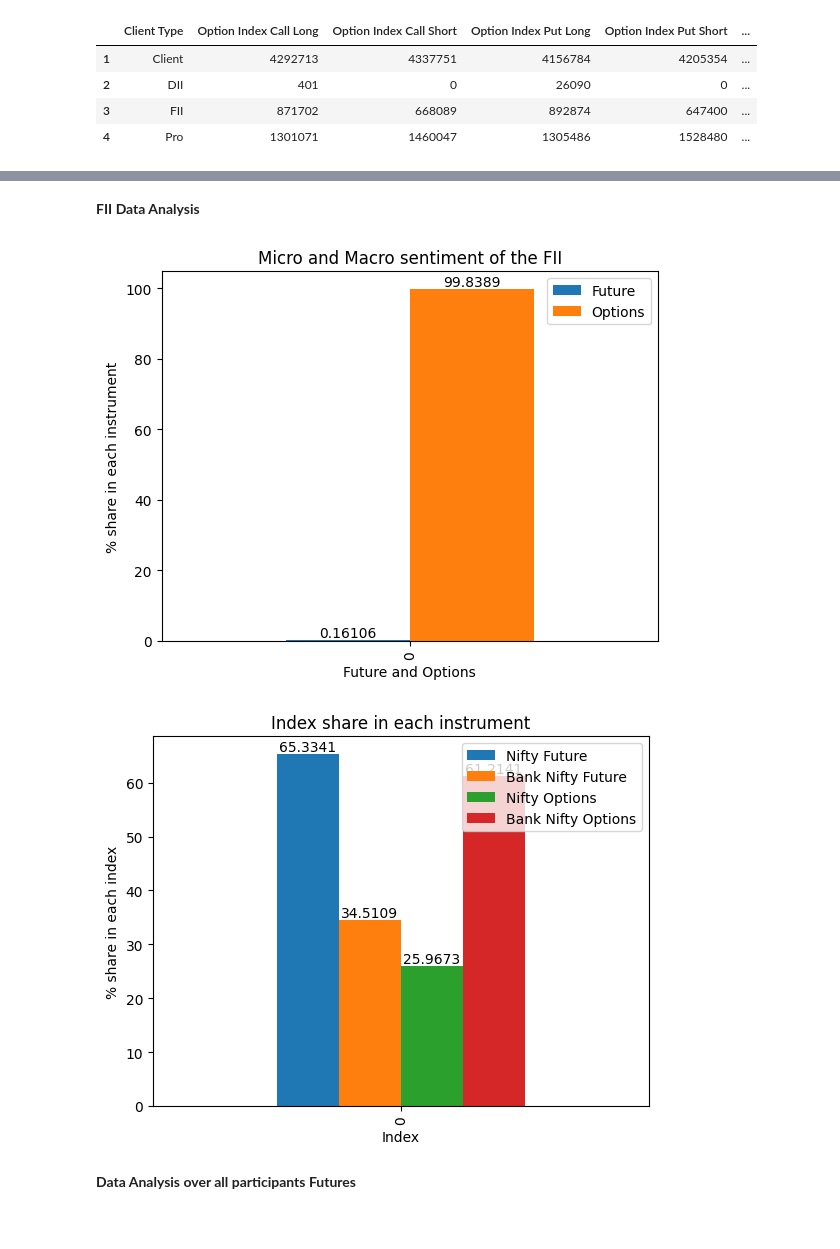
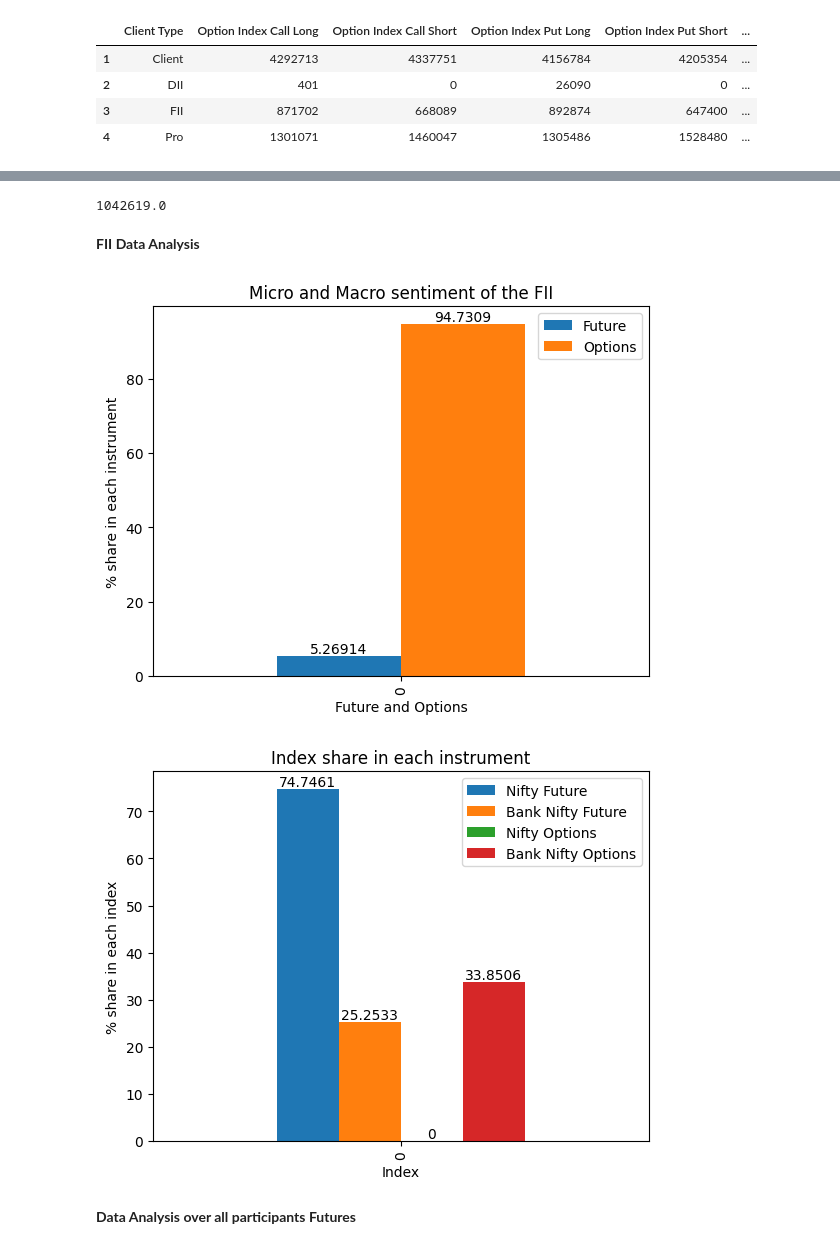
Before and after one commit to ashu433/Trading_codes, a Jupyter notebook: Sentiment_calculator_OI.ipynb, the cells around one changed output, grey strips where cells are left out. Drawn from its saved outputs; the diff is of its cells as text; code cells hidden in the pictures.

```diff
--- a/Sentiment_calculator_OI.ipynb
+++ b/Sentiment_calculator_OI.ipynb
@@ -95,5 +94,6 @@ statstics_data_FII.head()
 Total_contracts=statstics_data_FII['BUY_No. of contracts'].astype(int) + statstics_data_FII['SELL_No. of contracts'].astype(int)
 new_statstics_data_FII=pd.concat([statstics_data_FII,pd.DataFrame(Total_contracts)],axis=1)
 new_statstics_data_FII=new_statstics_data_FII.rename(columns={0:"Total_Contracts"})
+new_statstics_data_FII = new_statstics_data_FII.rename(columns={'OPEN INTEREST AT THE END OF THE DAY_No. of contracts': 'OPEN INTEREST AT THE END OF THE DAY'})
 new_statstics_data_FII.head()
 # %% [output]
@@ -294,3 +294,8 @@ future_data.head(10)
 | 2 | DII | 48180 | 37401 | 85581 | 56.297543 | ... |
 | 3 | FII | 84435 | 86885 | 171320 | 49.284964 | ... |
 | 4 | Pro | 37662 | 34570 | 72232 | 52.140326 | ... |
+# %%
+Long_vs_Short=future_data['Future Index Long'].astype(float)/future_data['Future Index Short'].astype(float)
+future_data=pd.concat([future_data,pd.DataFrame(Long_vs_Short)],axis=1)
+future_data=future_data.rename(columns={0:"Long_vs_Short"})
+future_data.head()
@@ -393,0 +399,5 @@ Option_data
+# %%
+Long_vs_Short_options=Option_data['total_long_Option'].astype(float)/Option_data['total_short_Option'].astype(float)
+Option_data=pd.concat([Option_data,pd.DataFrame(Long_vs_Short_options)],axis=1)
+Option_data=Option_data.rename(columns={0:"Long_vs_Short"})
+Option_data
@@ -453,24 +489,28 @@ Option_data
+# %%
+float(new_statstics_data_FII.iloc[10,3])
+# %% [output]
+1042619.0
 # %% [markdown]
 **FII Data Analysis**
 # %%
-FII_activity_in_futures=(float(new_statstics_data_FII.iloc[0,2])/(float(new_statstics_data_FII.iloc[0,2])+float(new_statstics_data_FII.iloc[6,2])))*100
-FII_activity_in_options=(float(new_statstics_data_FII.iloc[6,2])/(float(new_statstics_data_FII.iloc[0,2])+float(new_statstics_data_FII.iloc[6,2])))*100
-FII_activity_in_futures_nifty=(float(new_statstics_data_FII.iloc[4,2])/float(new_statstics_data_FII.iloc[0,2]))*100
-FII_activity_in_futures_bank_nifty=(float(new_statstics_data_FII.iloc[2,2])/float(new_statstics_data_FII.iloc[0,2]))*100
-FII_activity_in_option_nifty=(float(new_statstics_data_FII.iloc[7,2])/float(new_statstics_data_FII.iloc[6,2]))*100
-FII_activity_in_option_bank_nifty=(float(new_statstics_data_FII.iloc[10,2])/float(new_statstics_data_FII.iloc[6,2]))*100
+FII_activity_in_futures=(float(new_statstics_data_FII.iloc[0,3])/(float(new_statstics_data_FII.iloc[0,3])+float(new_statstics_data_FII.iloc[6,3])))*100
+FII_activity_in_options=(float(new_statstics_data_FII.iloc[6,3])/(float(new_statstics_data_FII.iloc[0,3])+float(new_statstics_data_FII.iloc[6,3])))*100
+FII_activity_in_futures_nifty=(float(new_statstics_data_FII.iloc[4,3])/float(new_statstics_data_FII.iloc[0,3]))*100
+FII_activity_in_futures_bank_nifty=(float(new_statstics_data_FII.iloc[2,3])/float(new_statstics_data_FII.iloc[0,3]))*100
+FII_activity_in_option_nifty=(float(new_statstics_data_FII.iloc[9,3])/float(new_statstics_data_FII.iloc[6,3]))*100
+FII_activity_in_option_bank_nifty=(float(new_statstics_data_FII.iloc[10,3])/float(new_statstics_data_FII.iloc[6,3]))*100
 data = {'Future': [FII_activity_in_futures],
         'Options': [FII_activity_in_options]}
 df=pd.DataFrame(data)
 ax=df.plot.bar()
 for i, bar in enumerate(ax.containers):
     ax.bar_label(bar, label_type='edge', fontsize=10)
 ax.set_xlabel('Future and Options')
 ax.set_ylabel('% share in each instrument')
 ax.set_title('Micro and Macro sentiment of the FII')
 plt.show()
 # %% [output]
-[figure, old version]
+[figure, new version]
 # %%
 data_index = {'Nifty Future': [FII_activity_in_futures_nifty],'Bank Nifty Future': [FII_activity_in_futures_bank_nifty],'Nifty Options': [FII_activity_in_option_nifty],'Bank Nifty Options': [FII_activity_in_option_bank_nifty]}
 df_index=pd.DataFrame(data_index)
@@ -482,7 +522,7 @@ ax.set_ylabel('% share in each index')
 ax.set_title('Index share in each instrument')
 plt.show()
 # %% [output]
-[figure, old version]
+[figure, new version]
 # %% [markdown]
 **Data Analysis over all participants Futures**
 # %%
```
Also changed, not shown: parts of 25 cells of this notebook.
